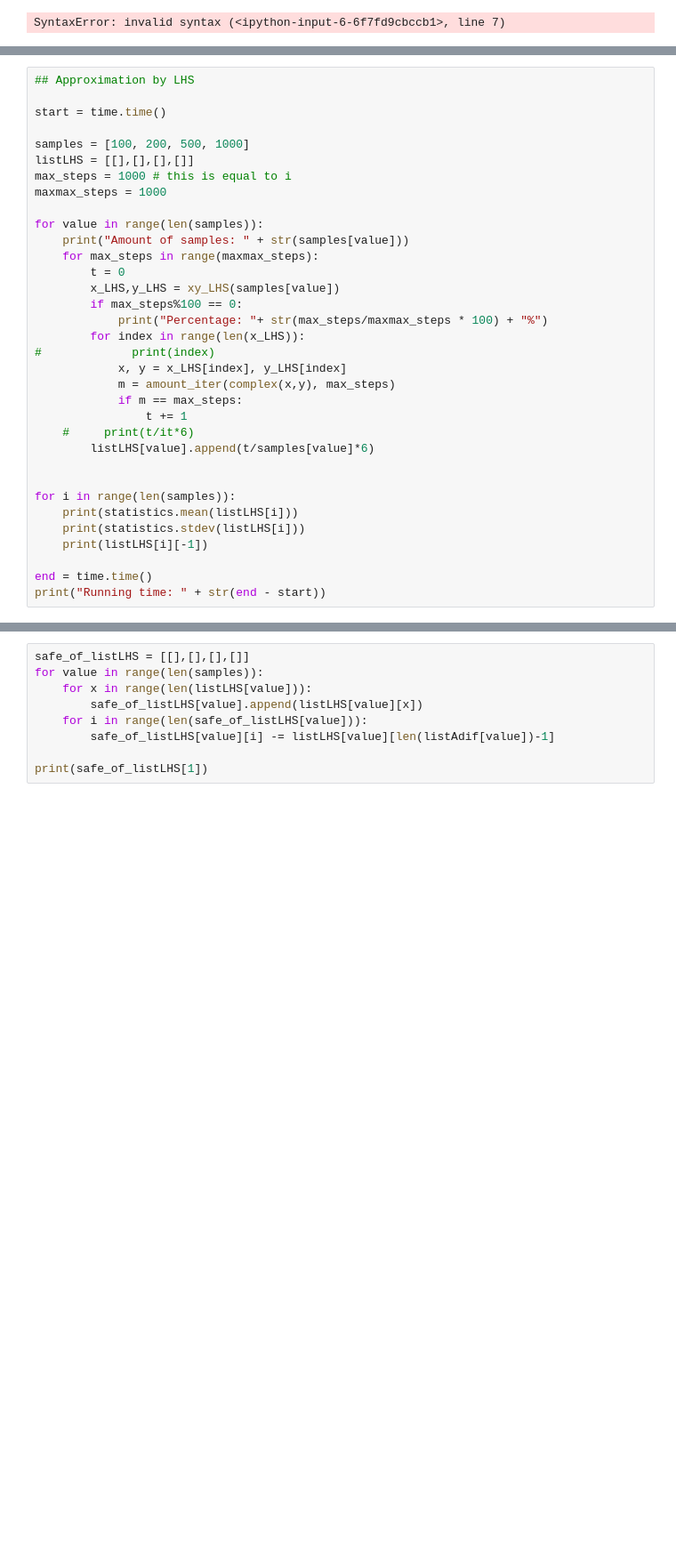
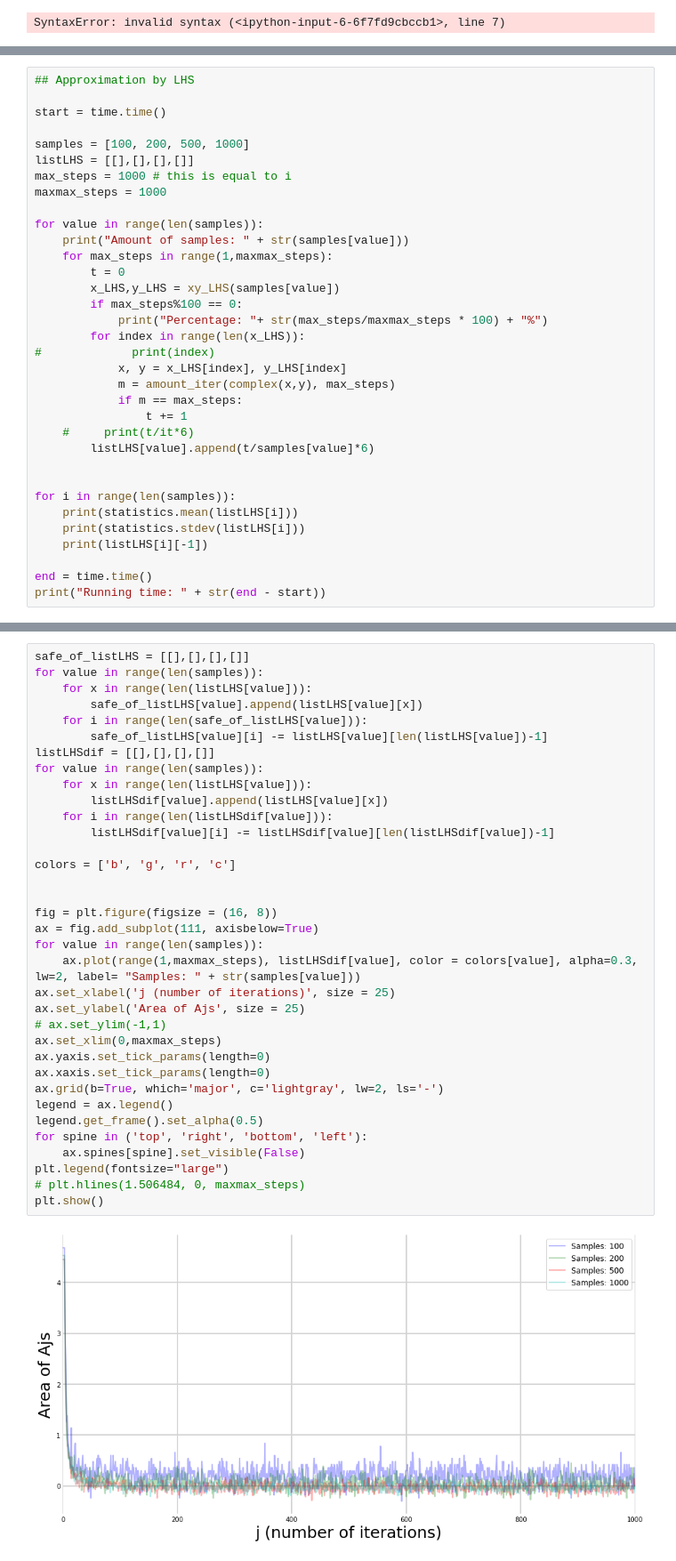
Before and after one commit to Florisdv5/Mandelbrot, a Jupyter notebook: Mandelbrot.ipynb, the cells around one changed output, grey strips where cells are left out. Shown at 89% size. Saved outputs shown, nothing was run; the diff lists cells and outputs as text; blank space fills up the shorter version.

```diff
--- a/Mandelbrot.ipynb
+++ b/Mandelbrot.ipynb
@@ -275,7 +287,7 @@ maxmax_steps = 1000
 
 for value in range(len(samples)):
     print("Amount of samples: " + str(samples[value]))
-    for max_steps in range(maxmax_steps):
+    for max_steps in range(1,maxmax_steps):
         t = 0
         x_LHS,y_LHS = xy_LHS(samples[value])
         if max_steps%100 == 0:
@@ -308,9 +330,37 @@ Percentage: 50.0%
-# %%
-safe_of_listLHS = [[],[],[],[]]
-for value in range(len(samples)):
-    for x in range(len(listLHS[value])):
-        safe_of_listLHS[value].append(listLHS[value][x])
-    for i in range(len(safe_of_listLHS[value])):
-        safe_of_listLHS[value][i] -= listLHS[value][len(listAdif[value])-1]
-
-print(safe_of_listLHS[1])
+# %%
+safe_of_listLHS = [[],[],[],[]]
+for value in range(len(samples)):
+    for x in range(len(listLHS[value])):
+        safe_of_listLHS[value].append(listLHS[value][x])
+    for i in range(len(safe_of_listLHS[value])):
+        safe_of_listLHS[value][i] -= listLHS[value][len(listLHS[value])-1]
+listLHSdif = [[],[],[],[]]
+for value in range(len(samples)):
+    for x in range(len(listLHS[value])):
+        listLHSdif[value].append(listLHS[value][x])
+    for i in range(len(listLHSdif[value])):
+        listLHSdif[value][i] -= listLHSdif[value][len(listLHSdif[value])-1]
+
+colors = ['b', 'g', 'r', 'c']
+
+
+fig = plt.figure(figsize = (16, 8))
+ax = fig.add_subplot(111, axisbelow=True)
+for value in range(len(samples)):
+    ax.plot(range(1,maxmax_steps), listLHSdif[value], color = colors[value], alpha=0.3, lw=2, label= "Samples: " + str(samples[value]))
+ax.set_xlabel('j (number of iterations)', size = 25)
+ax.set_ylabel('Area of Ajs', size = 25)
+# ax.set_ylim(-1,1)
+ax.set_xlim(0,maxmax_steps)
+ax.yaxis.set_tick_params(length=0)
+ax.xaxis.set_tick_params(length=0)
+ax.grid(b=True, which='major', c='lightgray', lw=2, ls='-')
+legend = ax.legend()
+legend.get_frame().set_alpha(0.5)
+for spine in ('top', 'right', 'bottom', 'left'):
+    ax.spines[spine].set_visible(False)
+plt.legend(fontsize="large")
+# plt.hlines(1.506484, 0, maxmax_steps)
+plt.show()
+# %% [output]
+[figure, added]
```
Also changed, not shown: parts of 4 cells of this notebook.
